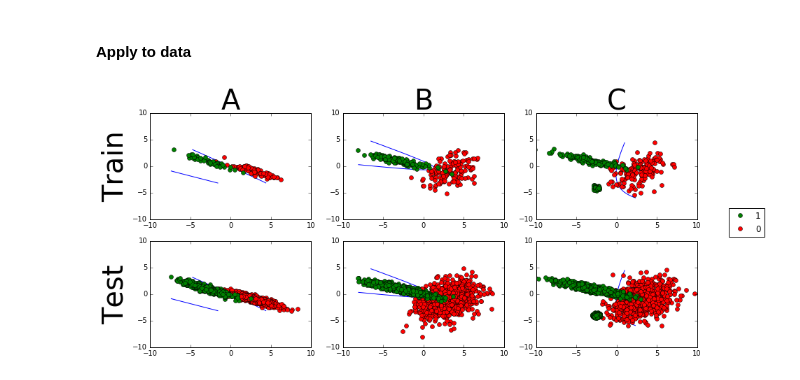
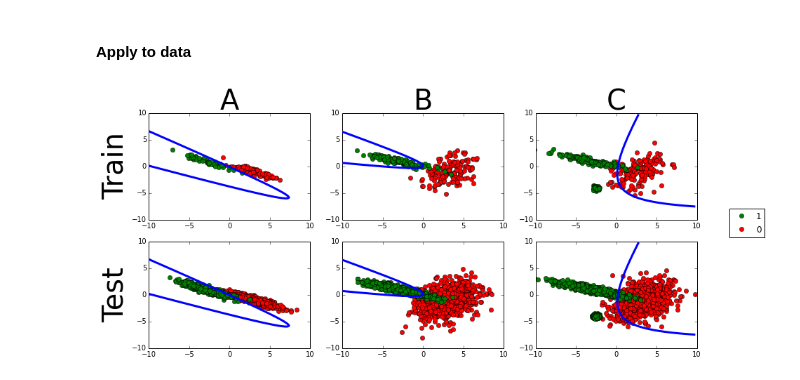
Before and after one commit to MSutt/PGM-HMW1, a Jupyter notebook: PGM-HMW1.ipynb, the cells around one changed output. Cells and saved outputs as stored; diff of their text form; code cells hidden in the pictures.

```diff
--- a/PGM-HMW1.ipynb
+++ b/PGM-HMW1.ipynb
@@ -75,7 +53,8 @@ X_A_train.shape
 # %%
-# Load tous les X_A_train,Y_A_train,X_B_train,Y_B_train ...
+# Load tous les A_train, X_A_train,Y_A_train,B_train,X_B_train,Y_B_train ...
 for cas in ["A","B","C"]:
     for type_set in ["train","test"]:
+        exec(cas+"_"+type_set+"= np.loadtxt('classification_data_HWK1/classification"+cas+"."+type_set+"')")
         exec("X_"+cas+"_"+type_set+"="+cas+"_"+type_set+"[:,0:2]")
         exec("Y_"+cas+"_"+type_set+"=to_col("+cas+"_"+type_set+"[:,2])")
 # %% [markdown]
@@ -166,8 +136,14 @@ axes[1][0].set_ylabel("Test",fontsize="40")
 Cases = ["A","B","C"]
 Sets = ["train","test"]
 for cas in Cases :
+    # parametre de la ligne de decision
+    a = eval("a_"+cas)
+    b = eval("b_"+cas)
+    line = lambda x :np.dot(a,x)+b
+    line_for_vect = lambda X :np.array([line(x) for x in X])
+    # Affichage des données
     for s in Sets:
-        # Affichage des données
+        # Affichage des points
         axes[Sets.index(s)][Cases.index(cas)].set_xlim(-10,10)
         axes[Sets.index(s)][Cases.index(cas)].set_ylim(-10,10)
         exec("X_"+cas+"_0 = X_"+cas+"_"+s+"[np.squeeze(Y_"+cas+"_"+s+"==0)]")
@@ -175,13 +151,9 @@ for cas in Cases :
         exec("red, = axes[Sets.index(s)][Cases.index(cas)].plot(X_"+cas+"_0[:,0],X_"+cas+"_0[:,1],'ro')")
         exec("green, = axes[Sets.index(s)][Cases.index(cas)].plot(X_"+cas+"_1[:,0],X_"+cas+"_1[:,1],'go')")
 
-    # Affichage de la ligne de p(Y=1|X)
-    a = eval("a_"+cas)
-    b = eval("b_"+cas)
-    x1 = np.linspace(-10,10)
-    x2= (-a[0]*x1-b)/a[1]
-    axes[0][Cases.index(cas)].plot(x1,x2,'b')
-    axes[1][Cases.index(cas)].plot(x1,x2,'b')
+        # Affichage de la ligne de p(Y=1|X) = 0.5
+        plot_func_equal_level(line_for_vect,0.5,axes[Sets.index(s)][Cases.index(cas)])
+
 fig.legend((green,red),('1', '0'),'center right',numpoints = 1)
 plt.show()
 # %% [output]
@@ -216,6 +188,7 @@ C test : 127 points mal classifiés soit 4.23 % d'erreur
 # %% [markdown]
 ## 5. QDA model
 # %%
+# QDA functions to compute MLE of parameters and coeficients for the quadratic form
 def sigma_0_MLE(X,Y):
     s0 =np.dot((np.ones(Y.shape[0])-np.transpose(Y))*np.transpose(X-mu_0_MLE(X,Y)),(X-mu_0_MLE(X,Y)))
     return(s0/(Y.shape[0]-np.sum(Y)))
@@ -238,15 +211,11 @@ def compute_d(X,Y):
 def compute_M(X,Y):
     return(np.linalg.inv(sigma_0_MLE(X,Y))-np.linalg.inv(sigma_1_MLE(X,Y)))
 
-
-#A VERIFIER
 def QDA_eval_quad_vect(X,c,d,M):
-    return np.array([np.array(1/2*np.dot(np.dot(x,M),x)+np.dot(c,x)+d) for x in X])
-
-
+    return np.array([QDA_eval_quad(x,c,d,M) for x in X])
 
 def QDA_eval_quad(x,c,d,M):
-    return np.array(1/2*np.dot(np.dot(x,M),x)+np.dot(c,x)+d)
+    return np.array(1.0/2*np.dot(np.dot(x,M),x)+np.dot(c,x)+d)
 
 def QDA_prediction(X,c,d,M):
     return to_col(np.array([QDA_eval_quad(x,c,d,M)>=0 for x in X]))
@@ -292,33 +261,34 @@ M_C= [[ 0.00488603 -0.29185968]
 # %%
 plt.rcParams['figure.figsize'] = (14, 6)
 fig, axes = plt.subplots(2, 3)
 axes[0][0].set_title("A",fontsize="40")
 axes[0][1].set_title("B",fontsize="40")
 axes[0][2].set_title("C",fontsize="40")
 axes[0][0].set_ylabel("Train",fontsize="40")
 axes[1][0].set_ylabel("Test",fontsize="40")
 
 Cases = ["A","B","C"]
 Sets = ["train","test"]
 for cas in Cases :
+    c = eval("c_"+cas)
+    d = eval("d_"+cas)
+    M = eval("M_"+cas)
+    quad_decision_func = lambda x:QDA_eval_quad_vect(x,c,d,M)
     for s in Sets:
         # Affichage des données
         axes[Sets.index(s)][Cases.index(cas)].set_xlim(-10,10)
         axes[Sets.index(s)][Cases.index(cas)].set_ylim(-10,10)
         exec("X_"+cas+"_0 = X_"+cas+"_"+s+"[np.squeeze(Y_"+cas+"_"+s+"==0)]")
         exec("X_"+cas+"_1 = X_"+cas+"_"+s+"[np.squeeze(Y_"+cas+"_"+s+"==1)]")
         exec("red, = axes[Sets.index(s)][Cases.index(cas)].plot(X_"+cas+"_0[:,0],X_"+cas+"_0[:,1],'ro')")
         exec("green, = axes[Sets.index(s)][Cases.index(cas)].plot(X_"+cas+"_1[:,0],X_"+cas+"_1[:,1],'go')")
 
-        # Affichage de la ligne de p(Y=1|X)
-    c = eval("c_"+cas)
-    d = eval("d_"+cas)
-    M = eval("M_"+cas)
+        # Affichage de la courbe de p(Y=1|X) = 0.5
+        plot_func_equal_level(quad_decision_func,0,axes[Sets.index(s)][Cases.index(cas)])
 
-    plot_frontiere(eval("X_"+cas+"_"+s),lambda x:QDA_eval_quad_vect(x,c,d,M),axes[0][Cases.index(cas)],100)
-    plot_frontiere(eval("X_"+cas+"_"+s),lambda x:QDA_eval_quad_vect(x,c,d,M),axes[1][Cases.index(cas)],100)
-#    axes[Sets.index(s)][Cases.index(cas)].plot_frontiere(X_A_test_A[:,0:2],front_QDA,100)
+#    plot_frontiere(eval("X_"+cas+"_"+s),lambda x:QDA_eval_quad_vect(x,c,d,M),axes[0][Cases.index(cas)],100)
+ #   plot_frontiere(eval("X_"+cas+"_"+s),lambda x:QDA_eval_quad_vect(x,c,d,M),axes[1][Cases.index(cas)],100)
 fig.legend((green,red),('1', '0'),'center right',numpoints = 1)
 plt.show()
 # %% [output]
-[figure, old version]
+[figure, new version]
```
Also changed, not shown: parts of 13 cells of this notebook.
